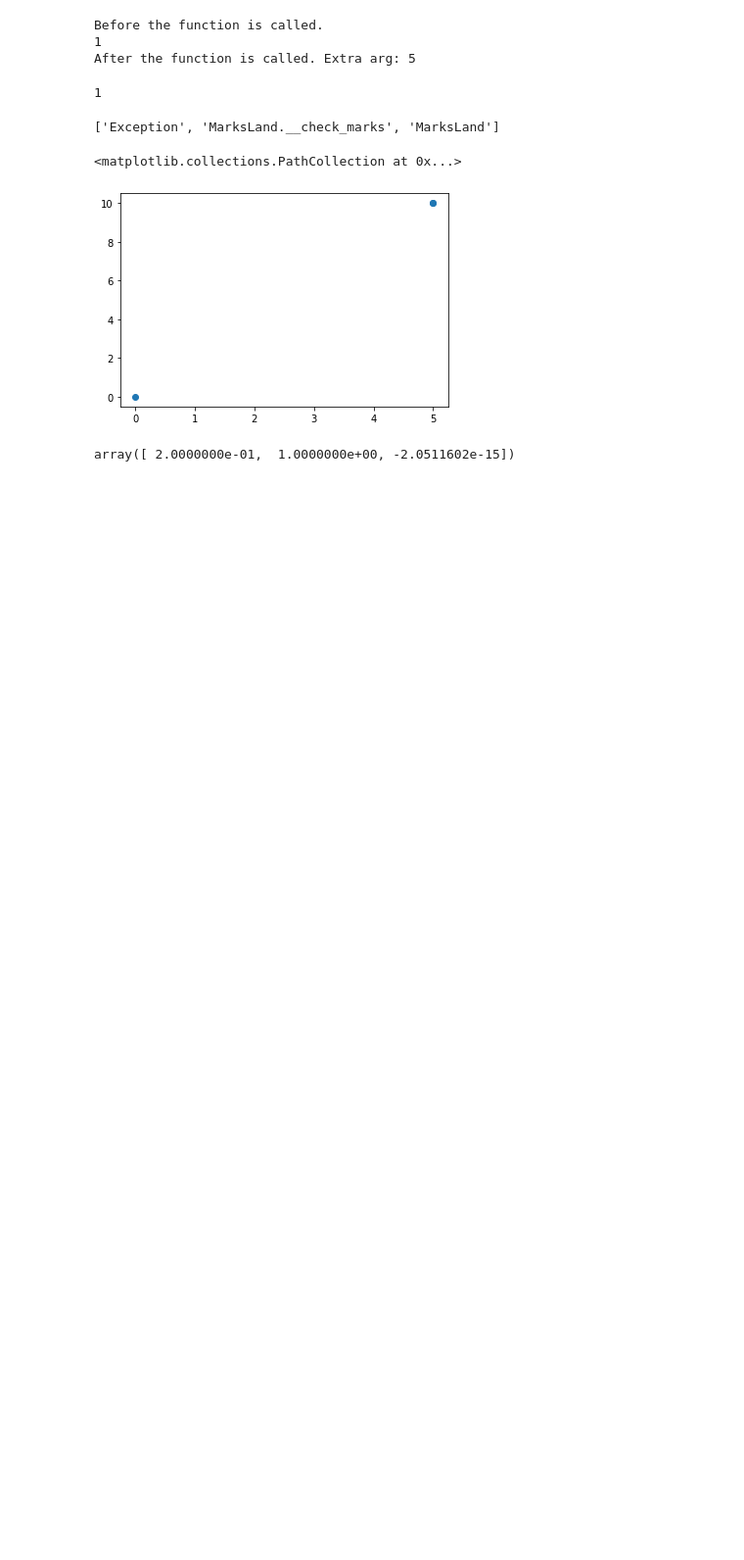
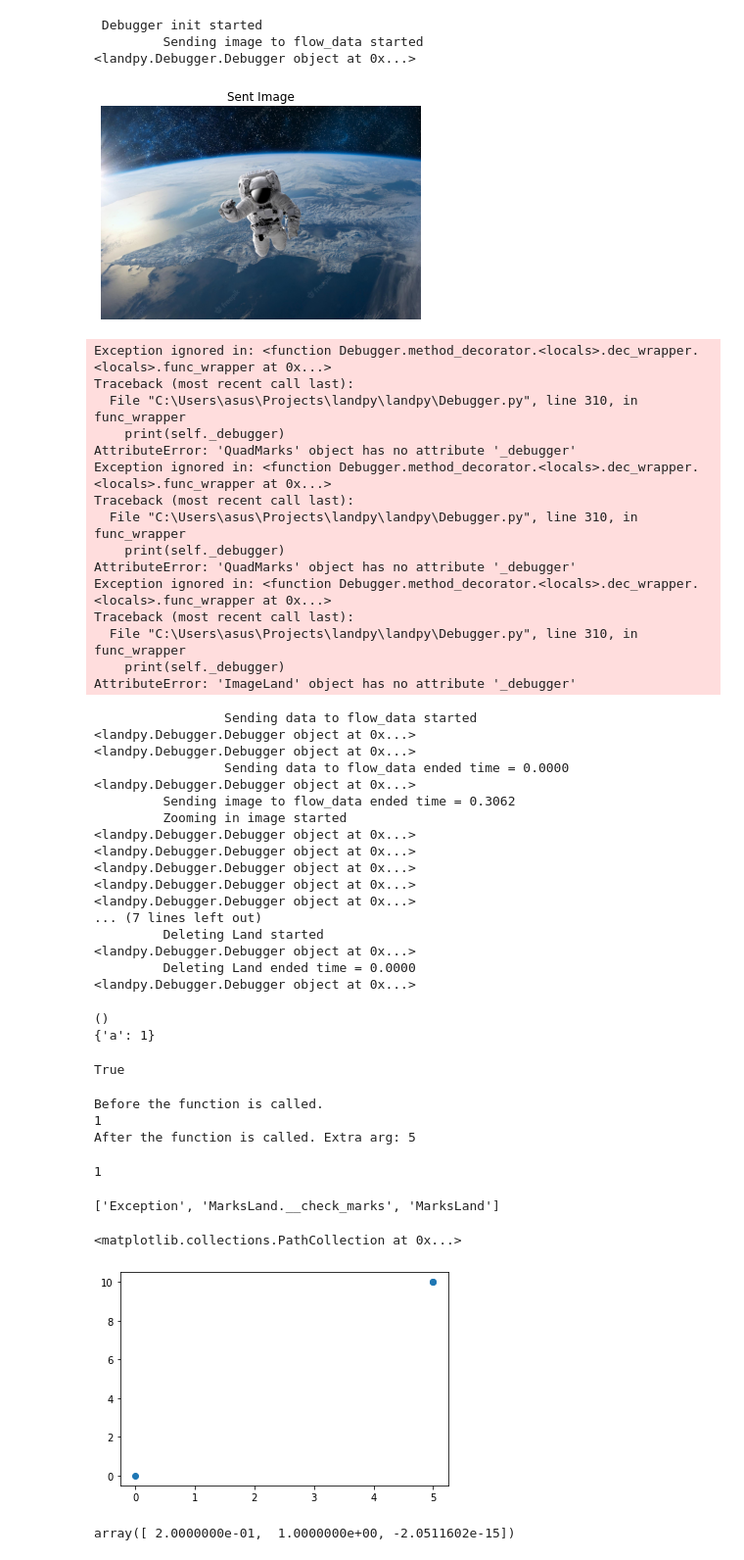
Before and after one commit to bateni1380/landpy, a Jupyter notebook: CodeFlow.ipynb, the cells around one changed output. Shown at 98% size. Cells and saved outputs as stored; diff of their text form; code cells hidden in the pictures; blank space fills up the shorter version.

```diff
--- a/CodeFlow.ipynb
+++ b/CodeFlow.ipynb
@@ -5,8 +5,67 @@ from abc import ABC, abstractmethod
 from typing import Callable, List, Tuple, Dict, Literal, Any, Iterable
 # %%
 from landpy import ImageLand, Debugger, QuadMarks
-land = ImageLand(Debugger(visual_debug=True))
-land.zoom(QuadMarks())
+from PIL import Image
+import numpy as np
+
+image = np.array(Image.open('test.jpg'))
+
+land = ImageLand(debugger=Debugger(textual_debug=True, visual_debug=True))
+land.set_image(image)
+
+land.zoom(QuadMarks(Debugger))
+
+del land
+# %% [output]
+ Debugger init started
+         Sending image to flow_data started
+<landpy.Debugger.Debugger object at 0x...>
+[figure, added]
+Exception ignored in: <function Debugger.method_decorator.<locals>.dec_wrapper.<locals>.func_wrapper at 0x...>
+Traceback (most recent call last):
+  File "C:\Users\asus\Projects\landpy\landpy\Debugger.py", line 310, in func_wrapper
+    print(self._debugger)
+AttributeError: 'QuadMarks' object has no attribute '_debugger'
+Exception ignored in: <function Debugger.method_decorator.<locals>.dec_wrapper.<locals>.func_wrapper at 0x...>
+Traceback (most recent call last):
+  File "C:\Users\asus\Projects\landpy\landpy\Debugger.py", line 310, in func_wrapper
+    print(self._debugger)
+AttributeError: 'QuadMarks' object has no attribute '_debugger'
+Exception ignored in: <function Debugger.method_decorator.<locals>.dec_wrapper.<locals>.func_wrapper at 0x...>
+Traceback (most recent call last):
+  File "C:\Users\asus\Projects\landpy\landpy\Debugger.py", line 310, in func_wrapper
+    print(self._debugger)
+AttributeError: 'ImageLand' object has no attribute '_debugger'
+                 Sending data to flow_data started
+<landpy.Debugger.Debugger object at 0x...>
+<landpy.Debugger.Debugger object at 0x...>
+                 Sending data to flow_data ended time = 0.0000
+<landpy.Debugger.Debugger object at 0x...>
+         Sending image to flow_data ended time = 0.3062
+         Zooming in image started
+<landpy.Debugger.Debugger object at 0x...>
+<landpy.Debugger.Debugger object at 0x...>
+<landpy.Debugger.Debugger object at 0x...>
+<landpy.Debugger.Debugger object at 0x...>
+<landpy.Debugger.Debugger object at 0x...>
+... (7 lines left out)
+         Deleting Land started
+<landpy.Debugger.Debugger object at 0x...>
+         Deleting Land ended time = 0.0000
+<landpy.Debugger.Debugger object at 0x...>
+# %%
+def func_wrapper(*func_args, **func_kargs):
+    print(func_args)
+    print(func_kargs)
+
+func_wrapper(a=1)
+# %% [output]
+()
+{'a': 1}
+# %%
+type(1) is int
+# %% [output]
+True
 # %%
 def dec(decorator_arg):
     def decorator(func):
```
Also changed, not shown: 3 other files.
